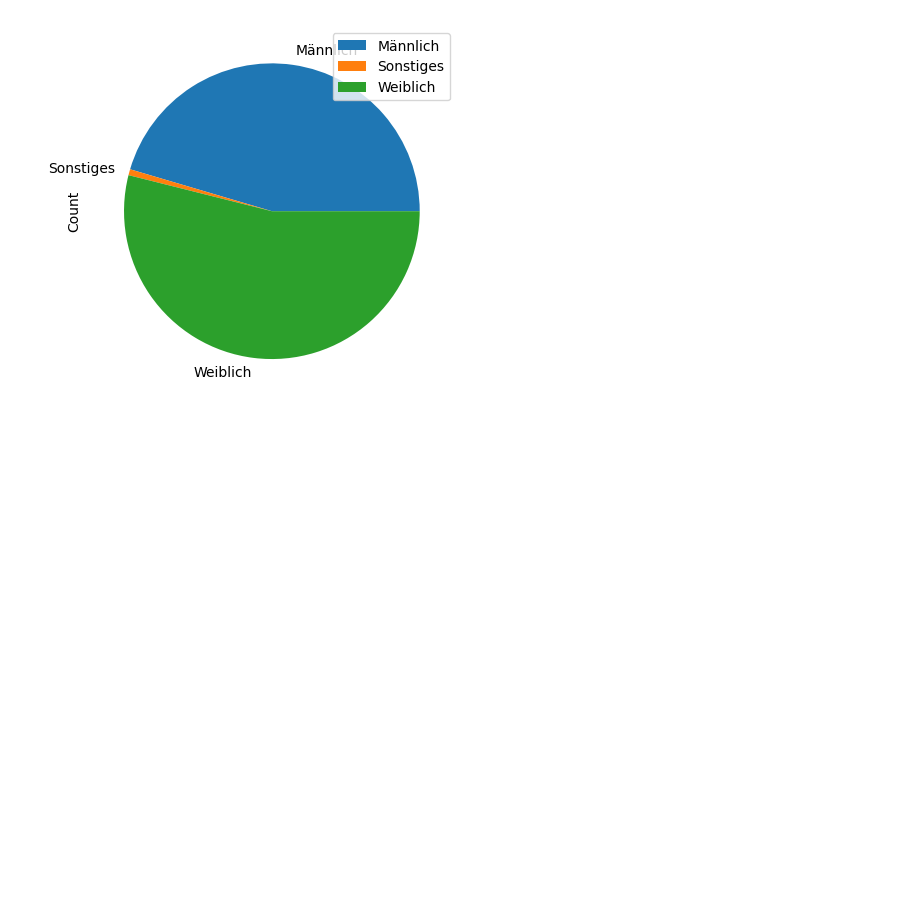
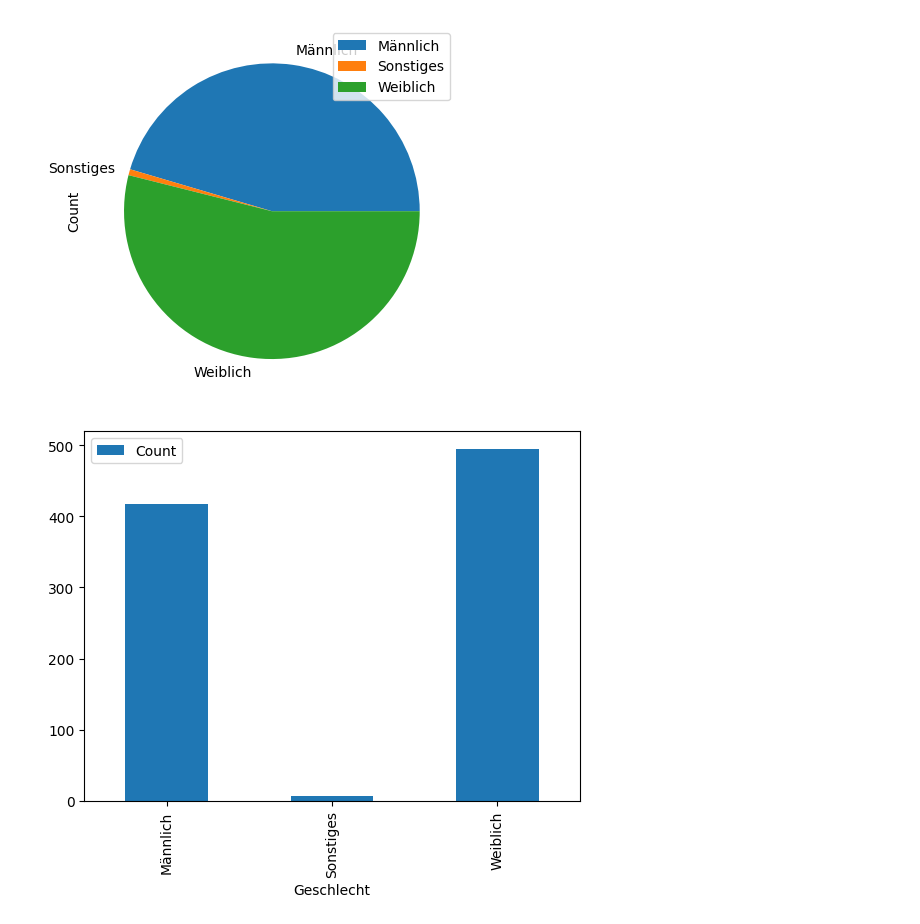
Before and after one commit to s2110458011/BA2024, a Jupyter notebook: src/Backend/playground.ipynb, the cells around one changed output. Cells and saved outputs as stored; diff of their text form; code cells hidden in the pictures; blank space fills up the shorter version.

```diff
--- a/src/Backend/playground.ipynb
+++ b/src/Backend/playground.ipynb
@@ -33,3 +33,11 @@ answers0.plot(kind='pie', y='Count', legend='Geschlecht')
 # %% [output]
 <Axes: ylabel='Count'>
 [figure]
+# %%
+from backend.visualization.chartparameter import ChartParams
+from backend.visualization.chartcreation import *
+
+bar = ChartParams(kind='bar')
+create_chart(answers0, bar)
+# %% [output]
+[figure, added]
```
Also changed, not shown: parts of 1 cell of this notebook.
